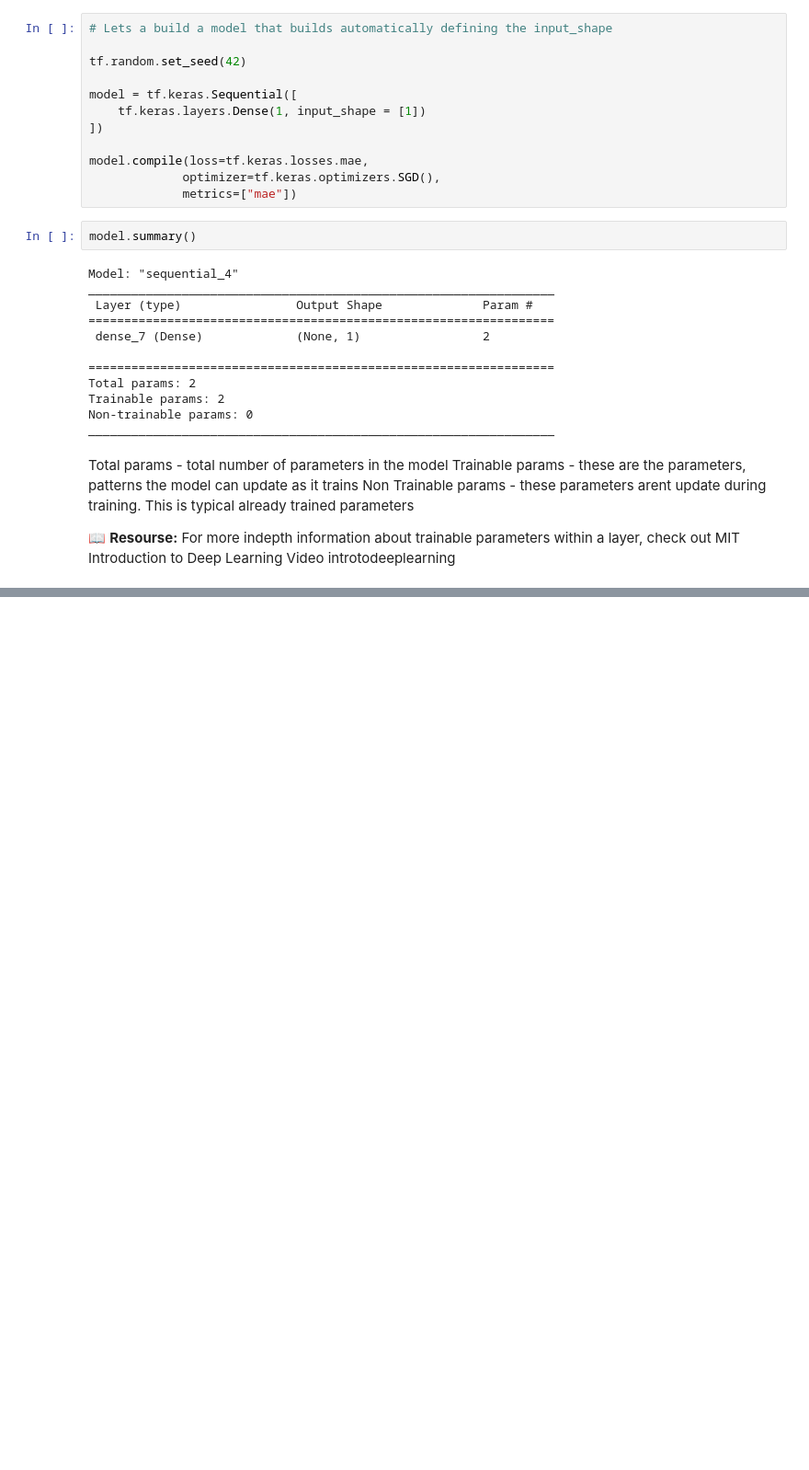
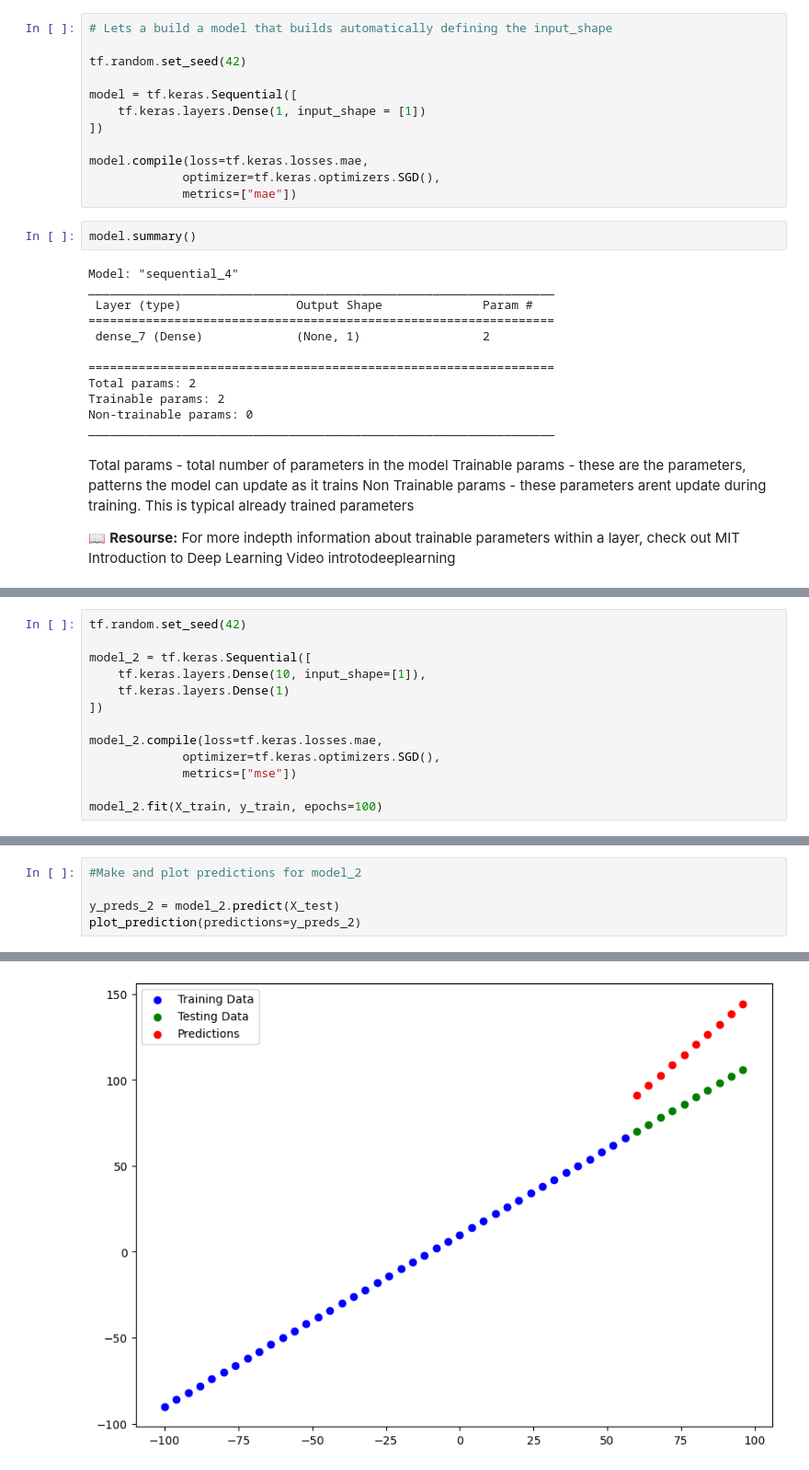
Before and after one commit to TheSeer507/MLJourney, a Jupyter notebook: 01_Neural_network_regression_with_tensorflow_video.ipynb, the cells around one changed output, grey strips where cells are left out. Shown at 92% size. Cells and saved outputs as stored; diff of their text form; blank space fills up the shorter version.

```diff
--- a/01_Neural_network_regression_with_tensorflow_video.ipynb
+++ b/01_Neural_network_regression_with_tensorflow_video.ipynb
@@ -433,0 +634,13 @@ You must install pydot (`pip install pydot`) and install graphviz (see instructi
+# %%
+tf.random.set_seed(42)
+
+model_2 = tf.keras.Sequential([
+    tf.keras.layers.Dense(10, input_shape=[1]),
+    tf.keras.layers.Dense(1)
+])
+
+model_2.compile(loss=tf.keras.losses.mae,
+             optimizer=tf.keras.optimizers.SGD(),
+             metrics=["mse"])
+
+model_2.fit(X_train, y_train, epochs=100)
@@ -433,0 +666,6 @@ You must install pydot (`pip install pydot`) and install graphviz (see instructi
+# %%
+#Make and plot predictions for model_2
+
+y_preds_2 = model_2.predict(X_test)
+plot_prediction(predictions=y_preds_2)
+# %% [output]
@@ -433,0 +673 @@ You must install pydot (`pip install pydot`) and install graphviz (see instructi
+[figure, added]
```
Also changed, not shown: parts of 33 cells of this notebook.
